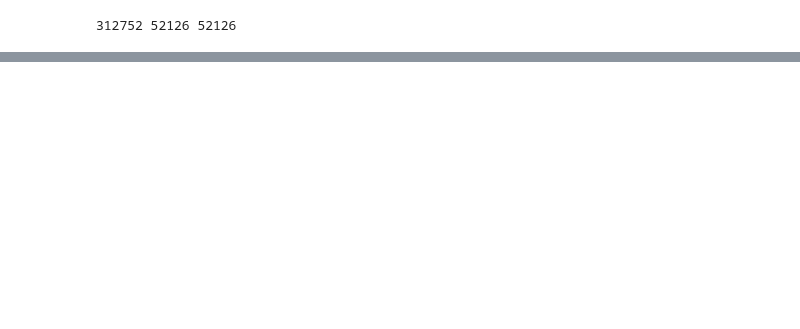
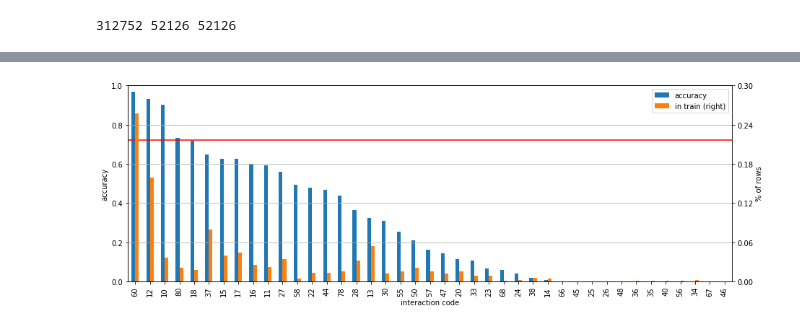
Before and after one commit to darshansumant/ml_nlp_conflict, a Jupyter notebook: objective_1_v3.ipynb, the cells around one changed output, grey strips where cells are left out. Cells and saved outputs as stored; diff of their text form; code cells hidden in the pictures; blank space fills up the shorter version.

```diff
--- a/objective_1_v3.ipynb
+++ b/objective_1_v3.ipynb
@@ -273,0 +409,20 @@ test_classif_main =
+# %%
+merge_inter = merge_inter.sort_values(['accuracy'], ascending = False)
+# %%
+err1 = merge_inter.plot.bar(x = 'interaction code',
+                                 y = ['accuracy', 'in train'],
+                                 secondary_y = ['in train'],
+                                 figsize = (15,5),
+
+                            sort_columns = True
+
+                                )
+err1.set_ylim(0, 1)
+err1.set_ylabel('accuracy')
+err1.right_ax.set_ylim(0, .3)
+err1.right_ax.set_yticks([0, 0.06, 0.12, 0.18, 0.24, 0.3])
+err1.right_ax.set_ylabel('% of rows')
+err1.axhline(y = (test_acc), color = 'red')
+err1.grid('on', which='major', axis='y' )
+# %% [output]
+[figure, added]
```
Also changed, not shown: parts of 69 cells of this notebook.
